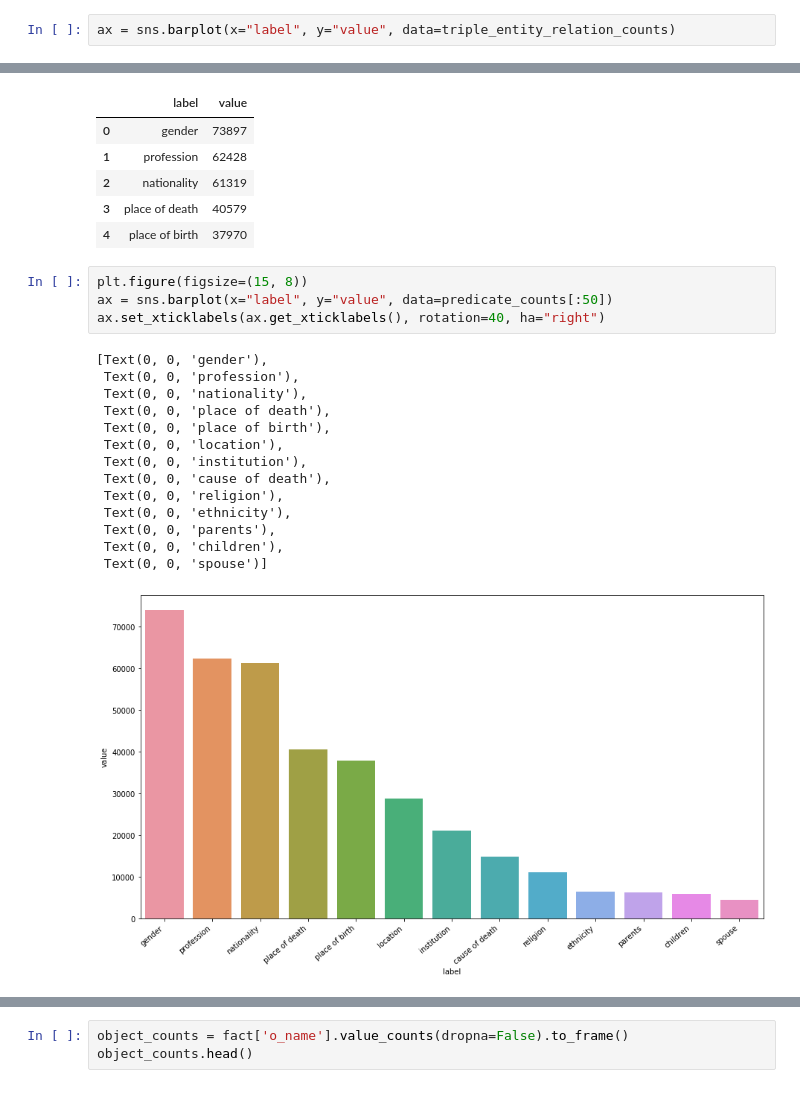
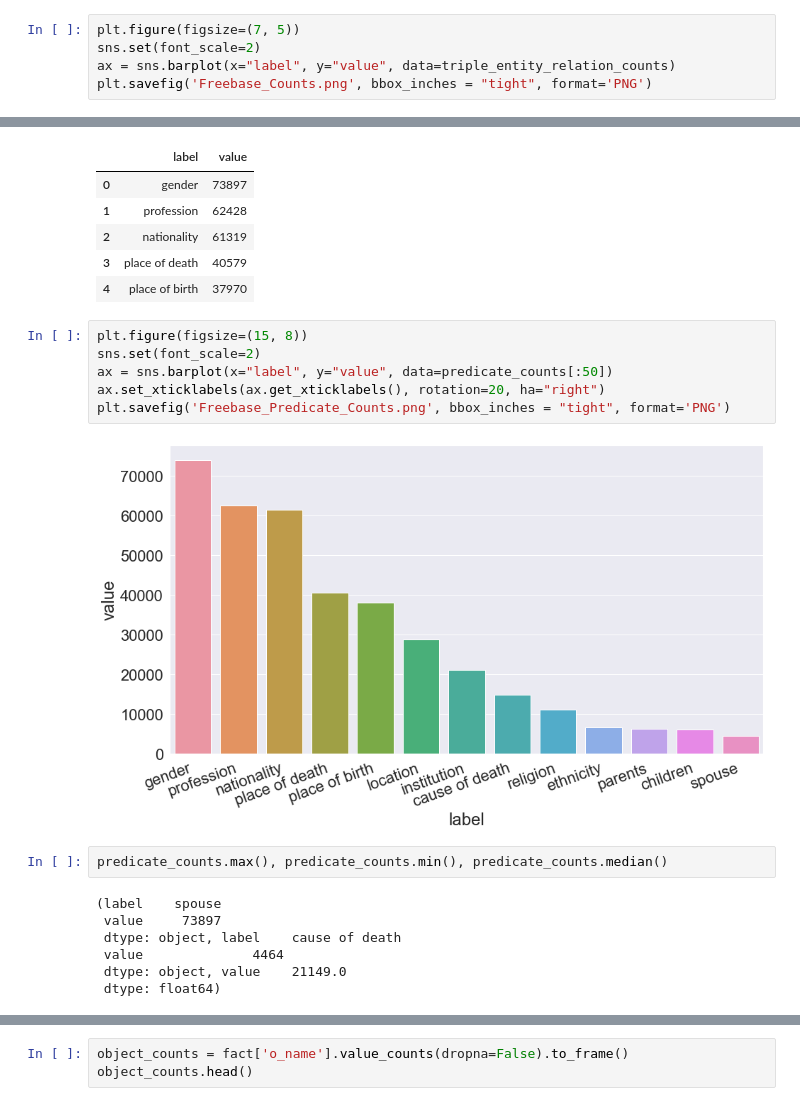
Before and after one commit to xhosaBoy/optimised-neural-tensor-network, a Jupyter notebook: notebooks/Freebase_Histogram.ipynb, the cells around one changed output, grey strips where cells are left out. Cells and saved outputs as stored; diff of their text form.

```diff
--- a/notebooks/Freebase_Histogram.ipynb
+++ b/notebooks/Freebase_Histogram.ipynb
@@ -179,3 +190,6 @@ triple_entity_relation_counts.head()
 # %%
+plt.figure(figsize=(7, 5))
+sns.set(font_scale=2)
 ax = sns.barplot(x="label", y="value", data=triple_entity_relation_counts)
+plt.savefig('Freebase_Counts.png', bbox_inches = "tight", format='PNG')
 # %% [output]
@@ -283,20 +297,18 @@ predicate_counts.head()
 | 4 | place of birth | 37970 |
 # %%
 plt.figure(figsize=(15, 8))
+sns.set(font_scale=2)
 ax = sns.barplot(x="label", y="value", data=predicate_counts[:50])
-ax.set_xticklabels(ax.get_xticklabels(), rotation=40, ha="right")
+ax.set_xticklabels(ax.get_xticklabels(), rotation=20, ha="right")
+plt.savefig('Freebase_Predicate_Counts.png', bbox_inches = "tight", format='PNG')
 # %% [output]
-[Text(0, 0, 'gender'),
- Text(0, 0, 'profession'),
- Text(0, 0, 'nationality'),
- Text(0, 0, 'place of death'),
- Text(0, 0, 'place of birth'),
- Text(0, 0, 'location'),
- Text(0, 0, 'institution'),
- Text(0, 0, 'cause of death'),
- Text(0, 0, 'religion'),
- Text(0, 0, 'ethnicity'),
- Text(0, 0, 'parents'),
- Text(0, 0, 'children'),
- Text(0, 0, 'spouse')]
-[figure, old version]
+[figure, new version]
+# %%
+predicate_counts.max(), predicate_counts.min(), predicate_counts.median()
+# %% [output]
+(label    spouse
+ value     73897
+ dtype: object, label    cause of death
+ value              4464
+ dtype: object, value    21149.0
+ dtype: float64)
```
Also changed, not shown: parts of 14 cells of this notebook, 2 other files.
